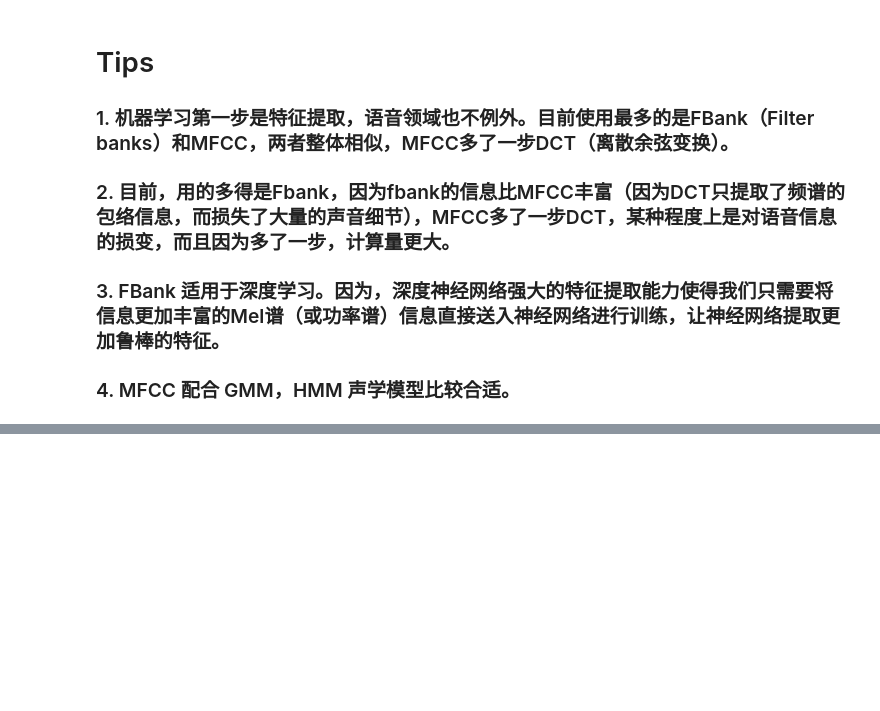
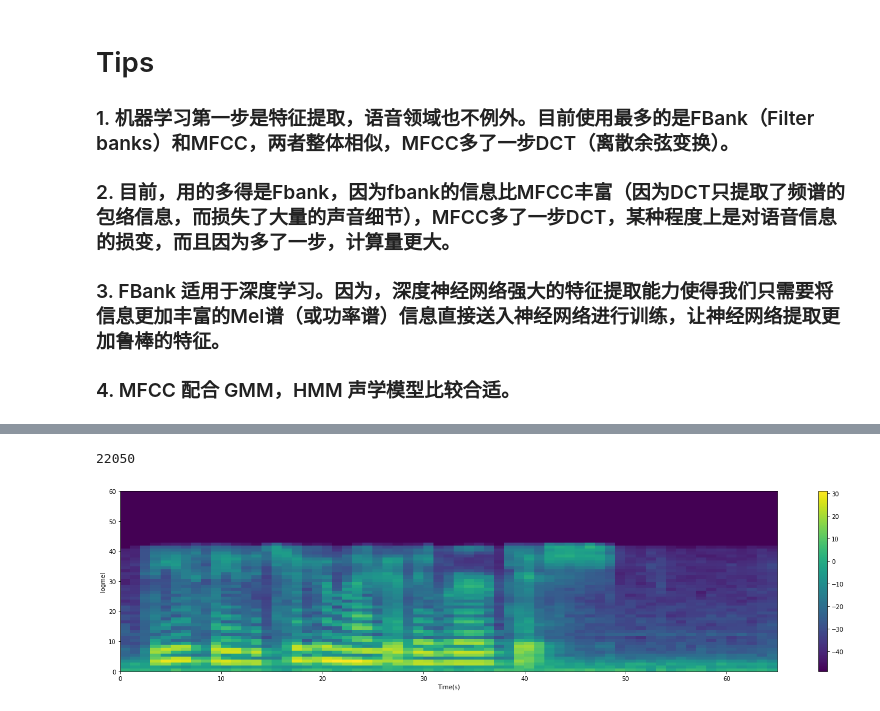
Before and after one commit to jamess010/AIOpen, a Jupyter notebook: data/tools/librosa/mfcc-fbank.ipynb, the cells around one changed output, grey strips where cells are left out. Drawn from its saved outputs; the diff is of its cells as text; code cells hidden in the pictures; blank space fills up the shorter version.

```diff
--- a/data/tools/librosa/mfcc-fbank.ipynb
+++ b/data/tools/librosa/mfcc-fbank.ipynb
@@ -19,0 +33,23 @@
+# %%
+def extract_logmel(y, sr, size=3):
+    """
+    extract log mel spectrogram feature
+    :param y: the input signal (audio time series)
+    :param sr: sample rate of 'y'
+    :param size: the length (seconds) of random crop from original audio, default as 3 seconds
+    :return: log-mel spectrogram feature
+    """
+    # normalization
+    y = y.astype(np.float32)
+    normalization_factor = 1 / np.max(np.abs(y))
+    y = y * normalization_factor
+
+    # random crop
+    start = random.randint(0, len(y) - size * sr)
+    y = y[start: start + size * sr]
+
+    # extract log mel spectrogram #####
+    melspectrogram = librosa.feature.melspectrogram(y=y, sr=sr, n_fft=2048, hop_length=1024, n_mels=60)
+    logmelspec = librosa.power_to_db(melspectrogram)
+
+    return logmelspec
@@ -19,0 +82,2 @@
+# %%
+audio_file = 'MFCC/SpeechProcessForMachineLearning/resources/OSR_us_000_0010_8k.wav'
@@ -19,0 +89,12 @@
+# %%
+y, sr = librosa.load(audio_file)
+sr
+# %% [output]
+22050
+# %%
+logmel = extract_logmel(y, sr)
+# %%
+from pylab import *
+plot_spectrogram(logmel,'logmel')
+# %% [output]
+[figure, added]
```
Also changed, not shown: parts of 7 cells of this notebook, 1 other file.
